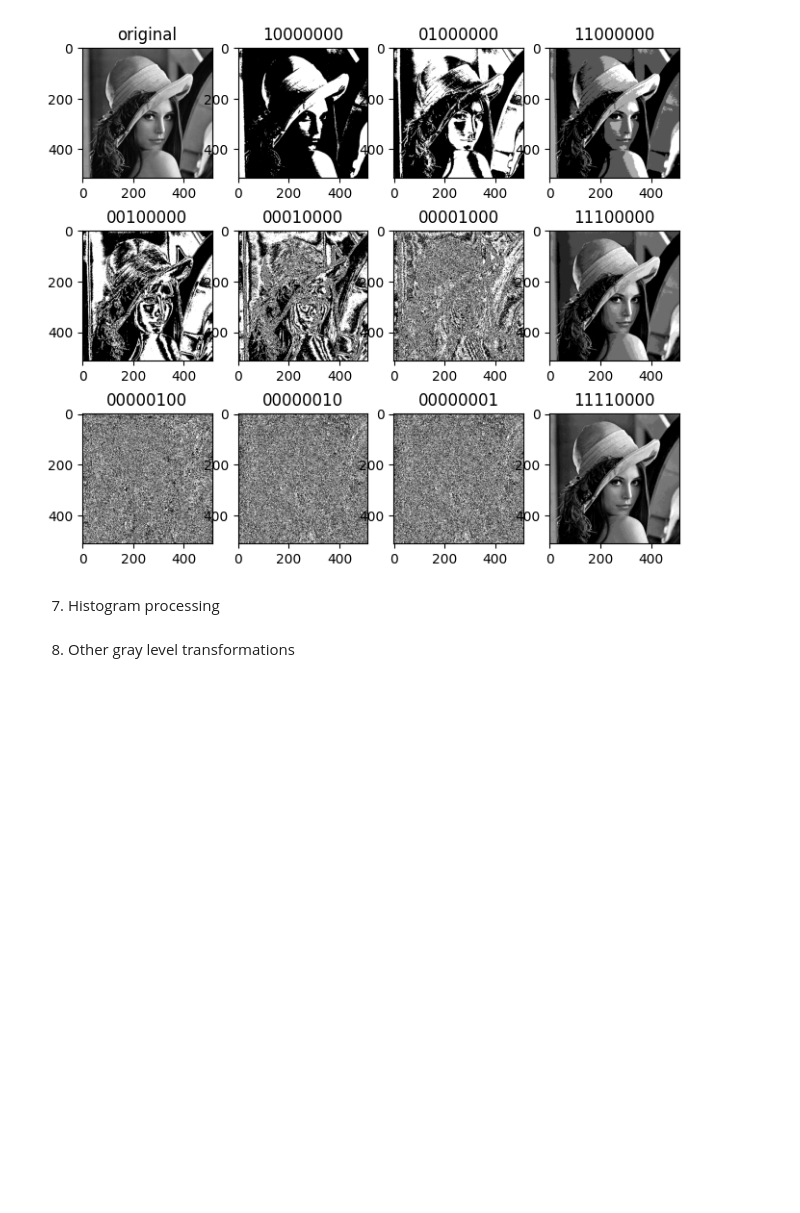
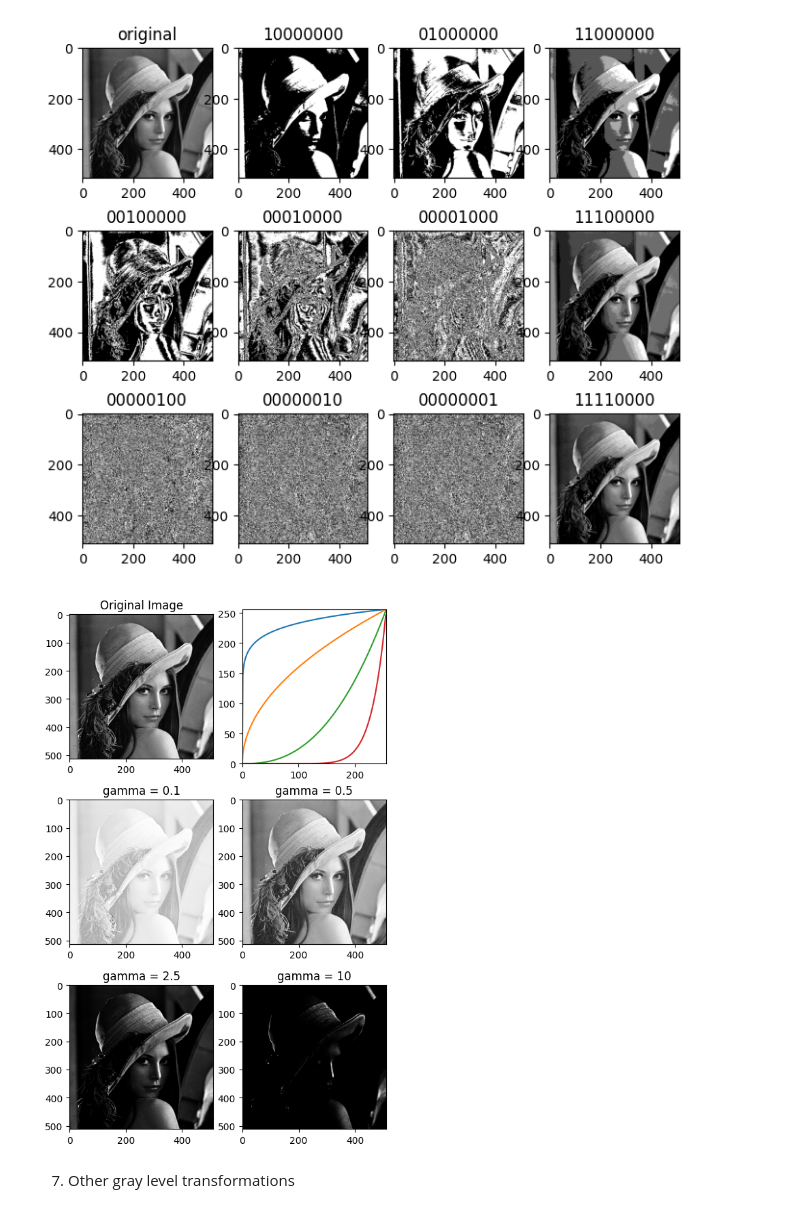
Before and after one commit to khhandrea/university-projects, a Jupyter notebook: 01-point-processing.ipynb, the cells around one changed output. Saved outputs shown, nothing was run; the diff lists cells and outputs as text; code cells hidden in the pictures; blank space fills up the shorter version.

```diff
--- a/01-point-processing.ipynb
+++ b/01-point-processing.ipynb
@@ -293,4 +288,60 @@ plt.show()
-# %% [markdown]
-7. Histogram processing
+# %%
+img = cv2.imread('images/01-lena-gray.png', cv2.IMREAD_GRAYSCALE)
+
+table_power_0_1 = np.zeros(256)
+table_power_0_5 = np.zeros(256)
+table_power_2_5 = np.zeros(256)
+table_power_10 = np.zeros(256)
+
+for i in range(256):
+    table_power_0_1[i] = ((i / 256) ** 0.1) * 256
+
+for i in range(256):
+    table_power_0_5[i] = ((i / 256) ** 0.5) * 256
+
+for i in range(256):
+    table_power_2_5[i] = ((i / 256) ** 2.5) * 256
+
+for i in range(256):
+    table_power_10[i] = ((i / 256) ** 10) * 256
+
+img_power_0_1 = cv2.LUT(img, table_power_0_1)
+img_power_0_5 = cv2.LUT(img, table_power_0_5)
+img_power_2_5 = cv2.LUT(img, table_power_2_5)
+img_power_10 = cv2.LUT(img, table_power_10)
+
+plt.figure(figsize=(6, 10))
+
+plt.subplot(3, 2, 1)
+plt.title('Original Image')
+plt.imshow(img, cmap='gray')
+
+plt.subplot(3, 2, 2)
+plt.xlim((0, 256))
+plt.ylim((0, 256))
+plt.plot(np.arange(256), table_power_0_1, label='gray slicing')
+plt.plot(np.arange(256), table_power_0_5, label='gray slicing')
+plt.plot(np.arange(256), table_power_2_5, label='gray slicing')
+plt.plot(np.arange(256), table_power_10, label='gray slicing')
+
+plt.subplot(3, 2, 3)
+plt.title('gamma = 0.1')
+plt.imshow(img_power_0_1, cmap='gray')
+
+plt.subplot(3, 2, 4)
+plt.title('gamma = 0.5')
+plt.imshow(img_power_0_5, cmap='gray')
+
+plt.subplot(3, 2, 5)
+plt.title('gamma = 2.5')
+plt.imshow(img_power_2_5, cmap='gray')
+
+plt.subplot(3, 2, 6)
+plt.title('gamma = 10')
+plt.imshow(img_power_10, cmap='gray')
+
+plt.show()
+# %% [output]
+[figure, added]
 # %% [markdown]
-8. Other gray level transformations
+7. Other gray level transformations
```
Also changed, not shown: parts of 4 cells of this notebook, 2 other files.
